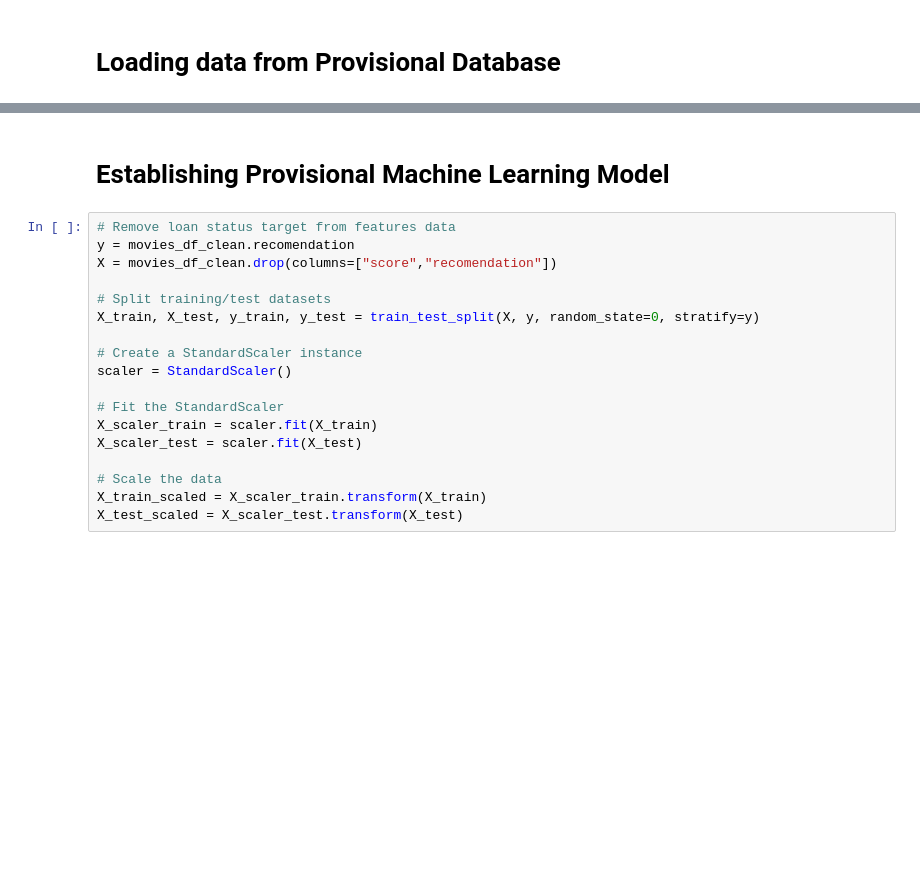
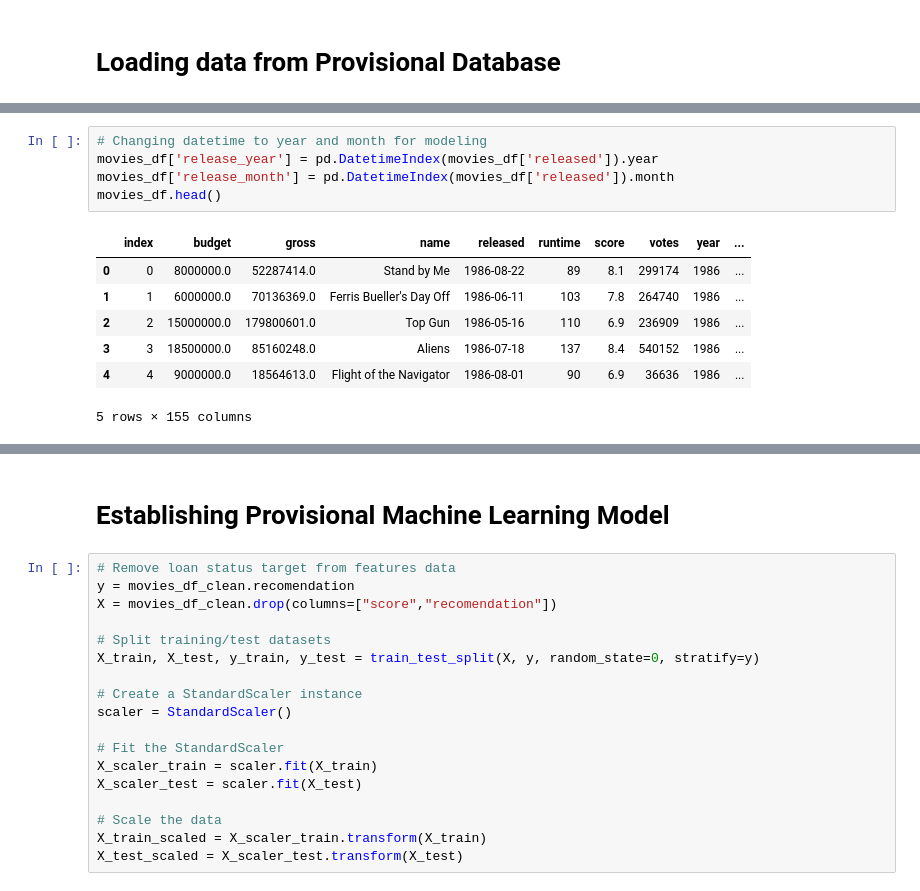
Before and after one commit to Daniel-Schroeder15/Movies_project, a Jupyter notebook: Machine_Learning_Model.ipynb, the cells around one changed output, grey strips where cells are left out. Saved outputs shown, nothing was run; the diff lists cells and outputs as text; blank space fills up the shorter version.

```diff
--- a/Machine_Learning_Model.ipynb
+++ b/Machine_Learning_Model.ipynb
@@ -26 +29,14 @@ movies_df.head()
+# %%
+# Changing datetime to year and month for modeling
+movies_df['release_year'] = pd.DatetimeIndex(movies_df['released']).year
+movies_df['release_month'] = pd.DatetimeIndex(movies_df['released']).month
+movies_df.head()
+# %% [output]
+|  | index | budget | gross | name | released | runtime | score | votes | year | ... |
+| 0 | 0 | 8000000.0 | 52287414.0 | Stand by Me | 1986-08-22 | 89 | 8.1 | 299174 | 1986 | ... |
+| 1 | 1 | 6000000.0 | 70136369.0 | Ferris Bueller's Day Off | 1986-06-11 | 103 | 7.8 | 264740 | 1986 | ... |
+| 2 | 2 | 15000000.0 | 179800601.0 | Top Gun | 1986-05-16 | 110 | 6.9 | 236909 | 1986 | ... |
+| 3 | 3 | 18500000.0 | 85160248.0 | Aliens | 1986-07-18 | 137 | 8.4 | 540152 | 1986 | ... |
+| 4 | 4 | 9000000.0 | 18564613.0 | Flight of the Navigator | 1986-08-01 | 90 | 6.9 | 36636 | 1986 | ... |
+5 rows × 155 columns
 # %%
```
Also changed, not shown: parts of 11 cells of this notebook, 1 other file.
